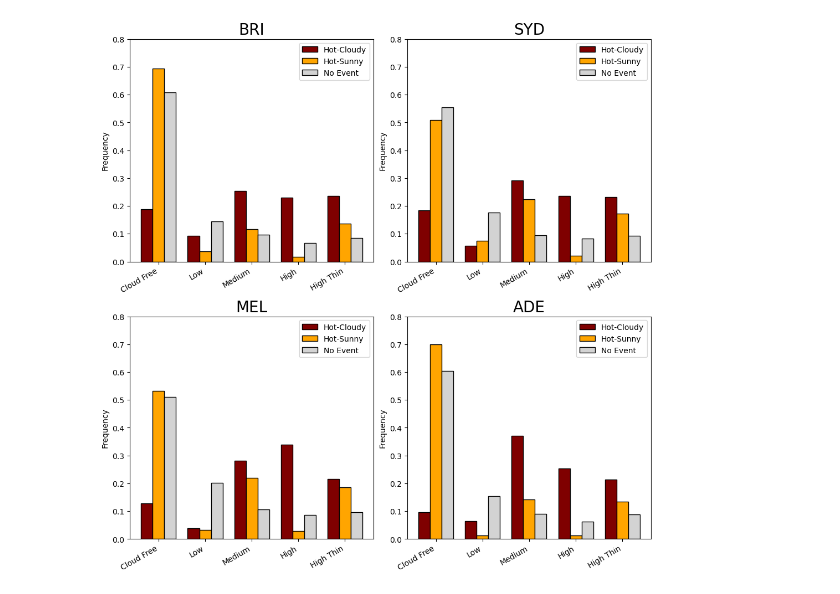
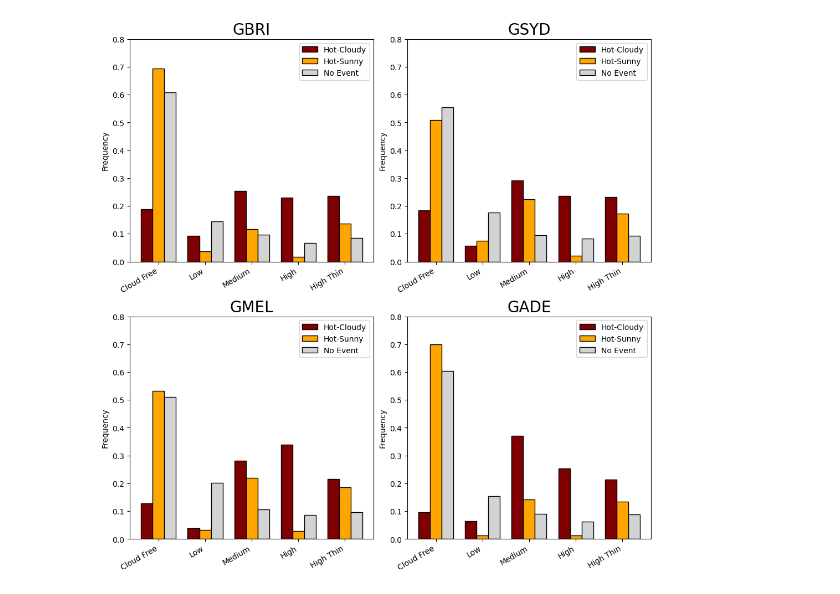
Before and after one commit to 21centuryweather/hot-cloudy, a Jupyter notebook: notebooks/cloud_types.ipynb, the cells around one changed output. Drawn from its saved outputs; the diff is of its cells as text; code cells hidden in the pictures.

Commit message:
fix region titles for consitency in paper

```diff
--- a/notebooks/cloud_types.ipynb
+++ b/notebooks/cloud_types.ipynb
@@ -218,32 +187,32 @@ for idx, reg in enumerate(regions):
         edgecolor="black",
         label="Hot-Cloudy",
         color='#7f0000',
     )
     ax[idx].bar(
         bin_centers,
         sunny_counts,
         width=width,
         edgecolor="black",
         label="Hot-Sunny",
         color='#FFA500'
     )
     ax[idx].bar(
         bin_centers + width,
         none_counts,
         width=width,
         edgecolor="black",
         label="No Event",
         color='#D3D3D3'
     )
 
     ax[idx].set_xticks(bin_centers)
     ax[idx].set_xticklabels(list(categories.values()), rotation=30, ha="right")
 
     ax[idx].set_ylim(0, 0.8)
 
     ax[idx].set_ylabel("Frequency")
-    ax[idx].set_title(reg, fontsize=20)
+    ax[idx].set_title(f'G{reg}', fontsize=20) # add the "G" back in for consistency with other figures in paper
     ax[idx].legend()
     plt.savefig(f'{root_dir}/figs/ct_histogram.png', dpi=600)
 # %% [output]
-[figure, old version]
+[figure, new version]
```
Also changed, not shown: parts of 3 cells of this notebook, 1 other file.
